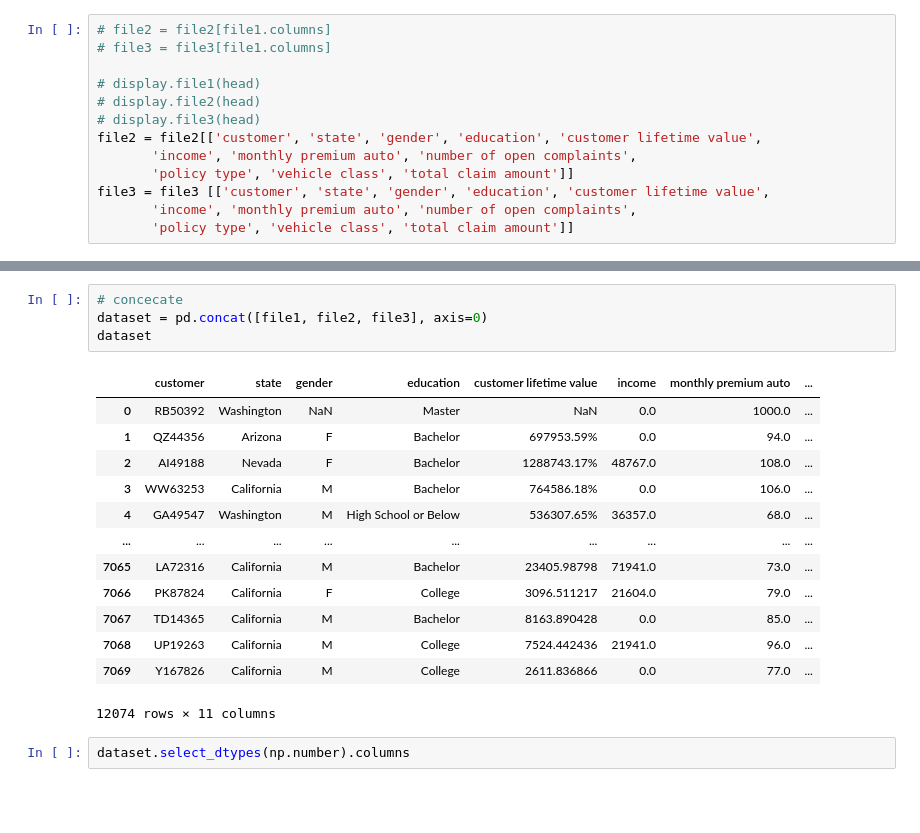
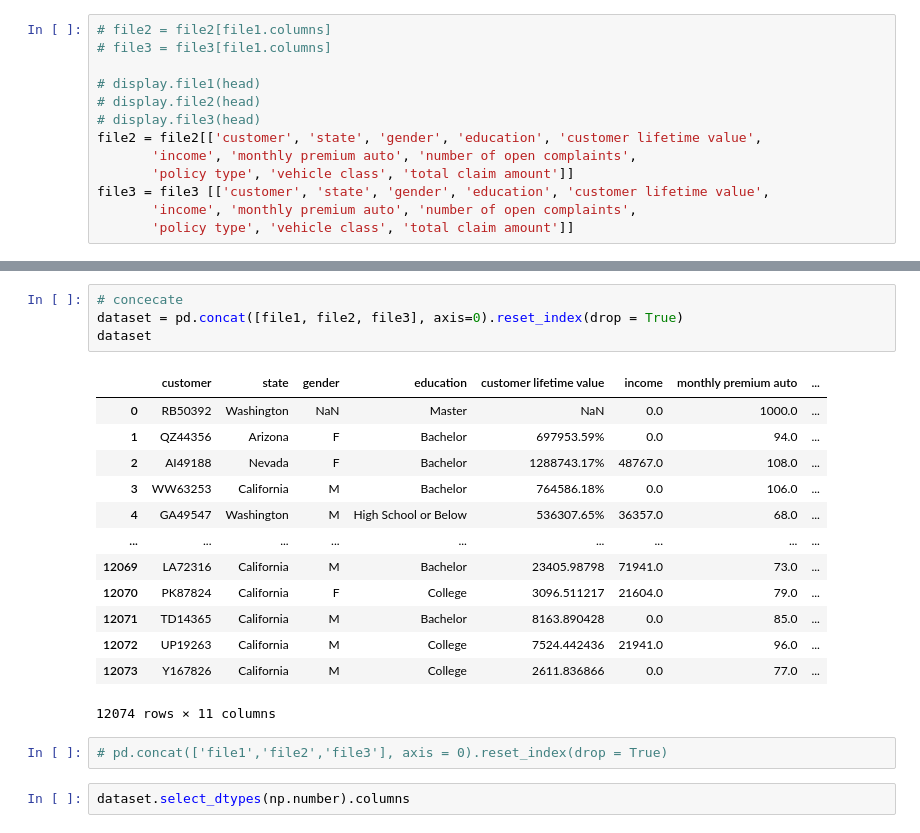
Before and after one commit to lucalfano/lab-customer-analysis-round-1, a Jupyter notebook: files_for_lab/csv_files/Round1.ipynb, the cells around one changed output, grey strips where cells are left out. Cells and saved outputs as stored; diff of their text form; blank space fills up the shorter version.

```diff
--- a/files_for_lab/csv_files/Round1.ipynb
+++ b/files_for_lab/csv_files/Round1.ipynb
@@ -137,21 +211,23 @@ file3 = file3 [['customer', 'state', 'gender', 'education', 'customer lifetime v
 # %%
 # concecate
-dataset = pd.concat([file1, file2, file3], axis=0)
+dataset = pd.concat([file1, file2, file3], axis=0).reset_index(drop = True)
 dataset
 # %% [output]
 |  | customer | state | gender | education | customer lifetime value | income | monthly premium auto | ... |
 | 0 | RB50392 | Washington | NaN | Master | NaN | 0.0 | 1000.0 | ... |
 | 1 | QZ44356 | Arizona | F | Bachelor | 697953.59% | 0.0 | 94.0 | ... |
 | 2 | AI49188 | Nevada | F | Bachelor | 1288743.17% | 48767.0 | 108.0 | ... |
 | 3 | WW63253 | California | M | Bachelor | 764586.18% | 0.0 | 106.0 | ... |
 | 4 | GA49547 | Washington | M | High School or Below | 536307.65% | 36357.0 | 68.0 | ... |
 | ... | ... | ... | ... | ... | ... | ... | ... | ... |
-| 7065 | LA72316 | California | M | Bachelor | 23405.98798 | 71941.0 | 73.0 | ... |
-| 7066 | PK87824 | California | F | College | 3096.511217 | 21604.0 | 79.0 | ... |
-| 7067 | TD14365 | California | M | Bachelor | 8163.890428 | 0.0 | 85.0 | ... |
-| 7068 | UP19263 | California | M | College | 7524.442436 | 21941.0 | 96.0 | ... |
-| 7069 | Y167826 | California | M | College | 2611.836866 | 0.0 | 77.0 | ... |
+| 12069 | LA72316 | California | M | Bachelor | 23405.98798 | 71941.0 | 73.0 | ... |
+| 12070 | PK87824 | California | F | College | 3096.511217 | 21604.0 | 79.0 | ... |
+| 12071 | TD14365 | California | M | Bachelor | 8163.890428 | 0.0 | 85.0 | ... |
+| 12072 | UP19263 | California | M | College | 7524.442436 | 21941.0 | 96.0 | ... |
+| 12073 | Y167826 | California | M | College | 2611.836866 | 0.0 | 77.0 | ... |
 12074 rows × 11 columns
+# %%
+# pd.concat(['file1','file2','file3'], axis = 0).reset_index(drop = True)
 # %%
 dataset.select_dtypes(np.number).columns
 # %% [output]
```
Also changed, not shown: parts of 28 cells of this notebook.
